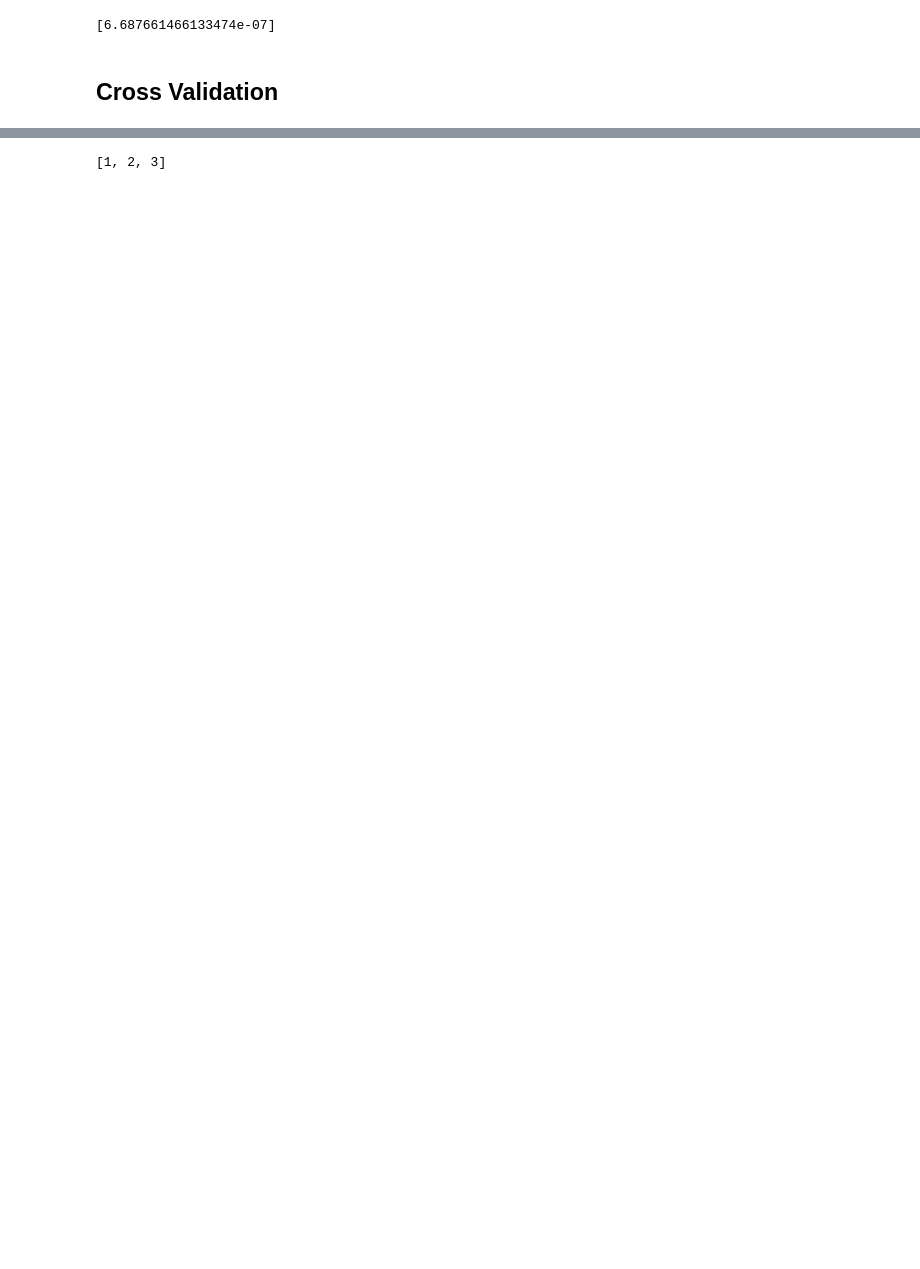
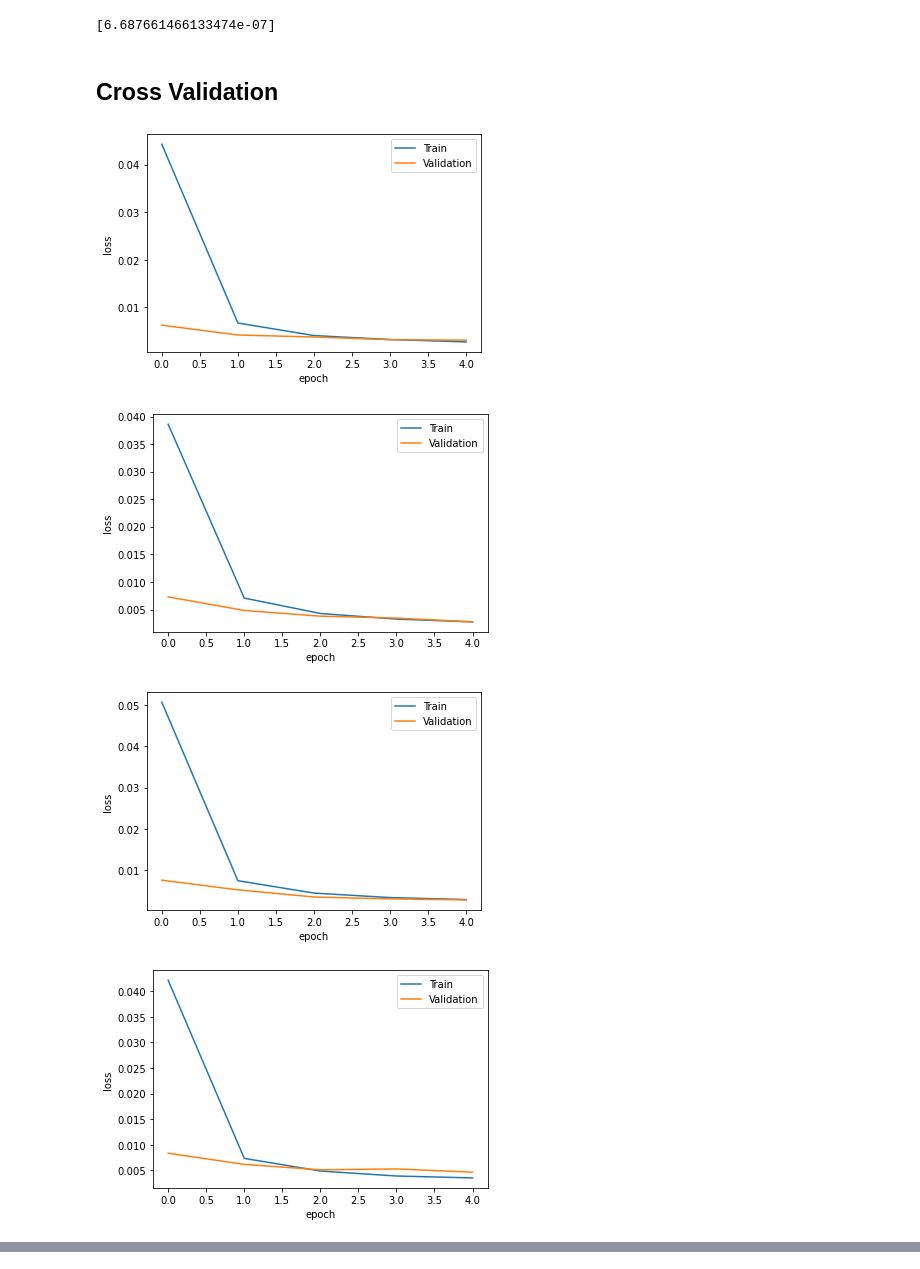
Before and after one commit to maggietsui/Project3, a Jupyter notebook: Maggie_Tsui_BMI203_HW3.ipynb, the cells around one changed output, grey strips where cells are left out. Cells and saved outputs as stored; diff of their text form; code cells hidden in the pictures; blank space fills up the shorter version.

```diff
--- a/Maggie_Tsui_BMI203_HW3.ipynb
+++ b/Maggie_Tsui_BMI203_HW3.ipynb
@@ -472,25 +498,68 @@ nn.predict(validation[10][0])
 # %%
 # Perform a 5-fold cross validation
 # There are 3301 total examples, 3164 neg and 137 pos
 # Need to class balance folds, so just split both pos and neg into 5 folds, then combine to form a fold
 # (last fold contains the rest if uneven)
 # Need to class balance the folds.
+import math
 k = 5
 # n examples to include in each fold
-n_pos_folds = len(pos_enc)/k
-n_neg_folds = len(neg_enc)/k
+n_pos_folds = math.floor(len(pos_enc)/k)
+n_neg_folds = math.floor(len(neg_enc)/k)
 
+# dict to hold validation predicted and actual classes for plotting ROC later
+all_preds = []
+all_actuals = []
 for i in range(k):
-    if i == k: # for the last fold, use all remaining data
+    if i == k-1: # for the last fold, use all remaining data
         pos_val = pos_enc[i*n_pos_folds:]
         neg_val = neg_enc[i*n_neg_folds:]
         validation = pos_val + neg_val
         shuffle(validation)
     else:
         pos_val = pos_enc[i*n_pos_folds:i*n_pos_folds+n_pos_folds]
         neg_val = neg_enc[i*n_neg_folds:i*n_neg_folds+n_neg_folds]
         validation = pos_val + neg_val
         shuffle(validation)
     # train is just all examples minus the fold
-    pos_train = [:i*n_pos_folds]
-    neg_train = [:i*n_neg_folds]
+    pos_train = pos_enc[:i*n_pos_folds] + pos_enc[i*n_pos_folds+n_pos_folds:]
+    neg_train = neg_enc[:i*n_neg_folds] + neg_enc[i*n_neg_folds+n_neg_folds:]
+
+    # Add training data to queues
+    pos_queue = queue.Queue(maxsize=0)
+
+    for i in range(len(pos_train)):
+        pos_queue.put(pos_train[i])
+
+    neg_queue = queue.Queue(maxsize=0)
+
+    for i in range(len(neg_train)):
+        neg_queue.put(neg_train[i])
+
+    # create a new nn
+    nn = NeuralNetwork([[68,25, "sigmoid",0], [25,1, "sigmoid",0]])
+
+    # train
+    losses = training(pos_batch_size = 50,neg_batch_size = 211, n_epochs = 5, nn = nn)
+
+    fig,ax = plt.subplots()
+
+    for name in ['Train', 'Validation']:
+        ax.plot(losses['Epoch'],losses[name], label=name)
+
+    ax.set_xlabel("epoch")
+    ax.set_ylabel("loss")
+    ax.legend(loc='best')
+
+    preds = []
+    actuals = []
+    for val in validation:
+        preds.append(nn.predict(val[0])[0])
+        actuals.append(val[-1][0])
+    all_preds.append(preds)
+    all_actuals.append(actuals)
+# %% [output]
+[figure, added]
+[figure, added]
+[figure, added]
+[figure, added]
@@ -497,5 +566,0 @@ for i in range(k):
-# %%
-l = [1,2,3]
-l[0:]
-# %% [output]
-[1, 2, 3]
```
Also changed, not shown: parts of 16 cells of this notebook.
